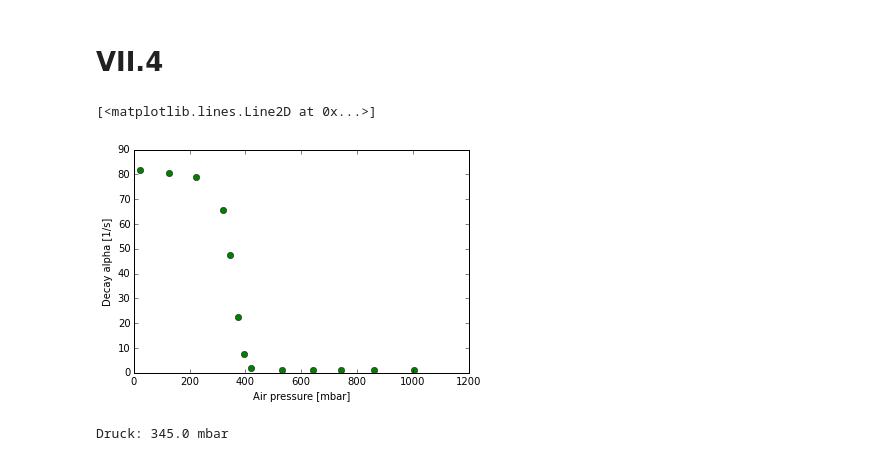
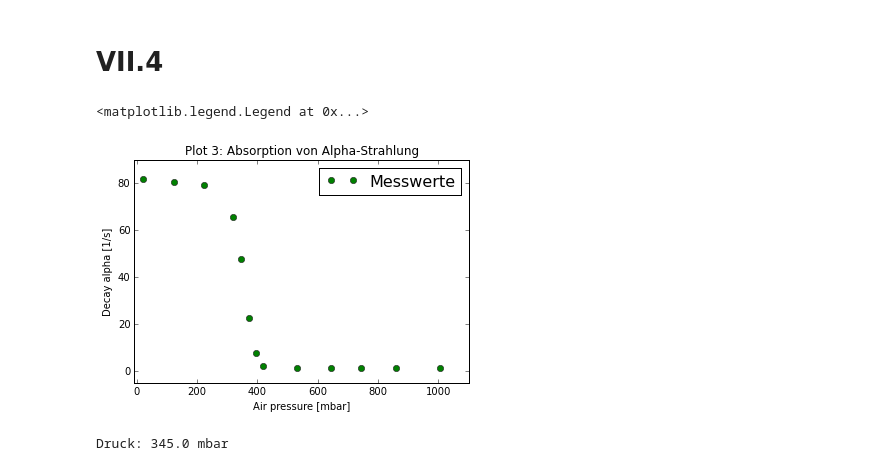
Before and after one commit to krauthex/AP2.2, a Jupyter notebook: v253/v253.ipynb, the cells around one changed output. Drawn from its saved outputs; the diff is of its cells as text; code cells hidden in the pictures.

Commit message:
added legends for the plots

```diff
--- a/v253/v253.ipynb
+++ b/v253/v253.ipynb
@@ -111,11 +115,15 @@ decay_err = np.sqrt(decays_second)
 # %%
 ## now we will plot (n - n0_beta) in a log-lin plot against the thickness
 plt.xlabel('Air pressure [mbar]')
 plt.ylabel('Decay alpha [1/s]')
-plt.plot(pressure,  decays_second, 'go')
+plt.title('Plot 3: Absorption von Alpha-Strahlung')
+plt.xlim(-10, 1100)
+plt.ylim(-5, 90)
+plt.plot(pressure,  decays_second, 'go', label=r'Messwerte')
+plt.legend(loc='best',prop={'size':16})
 # %% [output]
-[<matplotlib.lines.Line2D at 0x...>]
+<matplotlib.legend.Legend at 0x...>
-[figure, old version]
+[figure, new version]
 # %%
 # finding the pressure at which the decay decreased to half of the original value:
 
```
Also changed, not shown: parts of 2 cells of this notebook.
